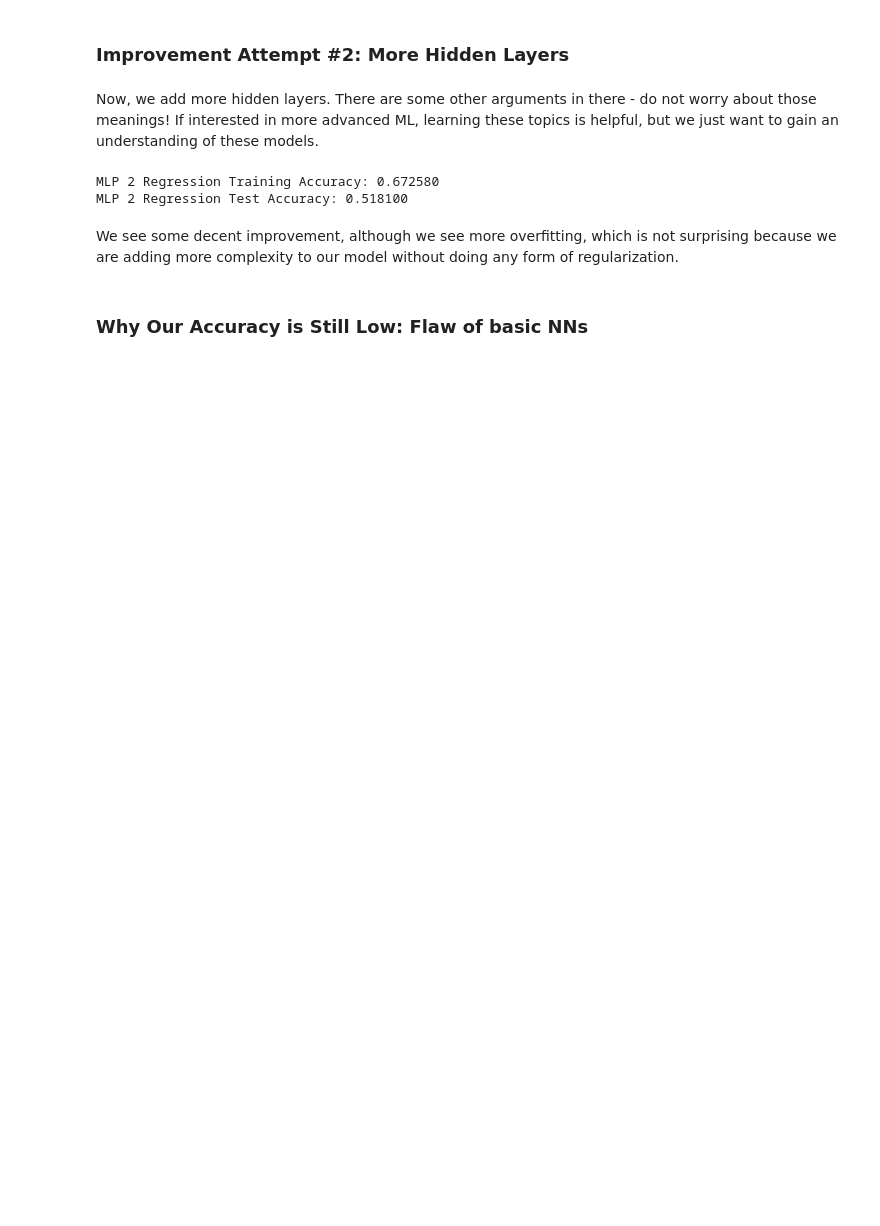
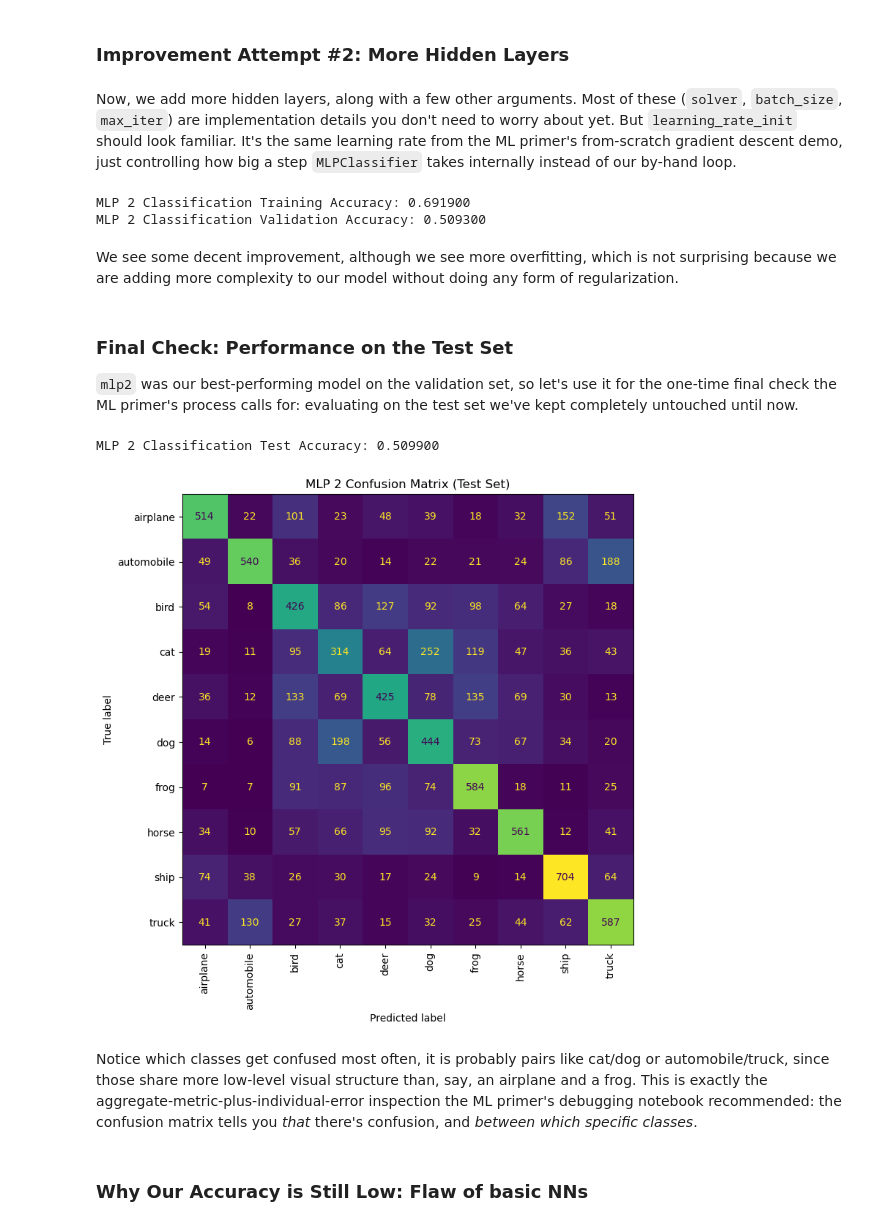
Before and after one commit to nickmelamed/mortorq_instruction, a Jupyter notebook: ml_resources/cv_primer/03-neural-networks.ipynb, the cells around one changed output. Cells and saved outputs as stored; diff of their text form; code cells hidden in the pictures; blank space fills up the shorter version.

```diff
--- a/ml_resources/cv_primer/03-neural-networks.ipynb
+++ b/ml_resources/cv_primer/03-neural-networks.ipynb
@@ -148,7 +177,7 @@ We see some slight improvement, but definitely nothing extreme. This is an unsur
 # %% [markdown]
 ### Improvement Attempt #2: More Hidden Layers
 # %% [markdown]
-Now, we add more hidden layers. There are some other arguments in there - do not worry about those meanings! If interested in more advanced ML, learning these topics is helpful, but we just want to gain an understanding of these models.
+Now, we add more hidden layers, along with a few other arguments. Most of these (`solver`, `batch_size`, `max_iter`) are implementation details you don't need to worry about yet. But `learning_rate_init` should look familiar. It's the same learning rate from the ML primer's from-scratch gradient descent demo, just controlling how big a step `MLPClassifier` takes internally instead of our by-hand loop.
 # %%
 # Training NN 2
 
@@ -159,24 +188,46 @@ mlp2 = MLPClassifier(
     batch_size=128,
     learning_rate_init=0.001,
     max_iter=30,
-    random_state=42
+    random_state=1515
 )
 
 mlp2.fit(X_train, y_train)
 
 mlp2_pred_train = mlp2.predict(X_train)
-mlp2_pred_test = mlp2.predict(X_test)
+mlp2_pred_val = mlp2.predict(X_val)
 
 mlp2_train_acc = accuracy_score(y_train, mlp2_pred_train)
-mlp2_test_acc  = accuracy_score(y_test, mlp2_pred_test)
+mlp2_val_acc  = accuracy_score(y_val, mlp2_pred_val)
 
-print(f"MLP 2 Regression Training Accuracy: {mlp2_train_acc:3f}")
-print(f"MLP 2 Regression Test Accuracy: {mlp2_test_acc:3f}")
+print(f"MLP 2 Classification Training Accuracy: {mlp2_train_acc:3f}")
+print(f"MLP 2 Classification Validation Accuracy: {mlp2_val_acc:3f}")
 # %% [output]
-MLP 2 Regression Training Accuracy: 0.672580
-MLP 2 Regression Test Accuracy: 0.518100
+MLP 2 Classification Training Accuracy: 0.691900
+MLP 2 Classification Validation Accuracy: 0.509300
 # %% [markdown]
 We see some decent improvement, although we see more overfitting, which is not surprising because we are adding more complexity to our model without doing any form of regularization.
+# %% [markdown]
+### Final Check: Performance on the Test Set
+
+`mlp2` was our best-performing model on the validation set, so let's use it for the one-time final check the ML primer's process calls for: evaluating on the test set we've kept completely untouched until now.
+# %%
+mlp2_pred_test = mlp2.predict(X_test)
+mlp2_test_acc = accuracy_score(y_test, mlp2_pred_test)
+
+print(f"MLP 2 Classification Test Accuracy: {mlp2_test_acc:3f}")
+
+cm = confusion_matrix(y_test, mlp2_pred_test)
+disp = ConfusionMatrixDisplay(cm, display_labels=class_names)
+
+fig, ax = plt.subplots(figsize=(8, 8))
+disp.plot(ax=ax, xticks_rotation='vertical', colorbar=False)
+plt.title("MLP 2 Confusion Matrix (Test Set)")
+plt.show()
+# %% [output]
+MLP 2 Classification Test Accuracy: 0.509900
+[figure, added]
+# %% [markdown]
+Notice which classes get confused most often, it is probably pairs like cat/dog or automobile/truck, since those share more low-level visual structure than, say, an airplane and a frog. This is exactly the aggregate-metric-plus-individual-error inspection the ML primer's debugging notebook recommended: the confusion matrix tells you *that* there's confusion, and *between which specific classes*.
 # %% [markdown]
 ### Why Our Accuracy is Still Low: Flaw of basic NNs
 # %% [markdown]
```
Also changed, not shown: parts of 15 cells of this notebook.
